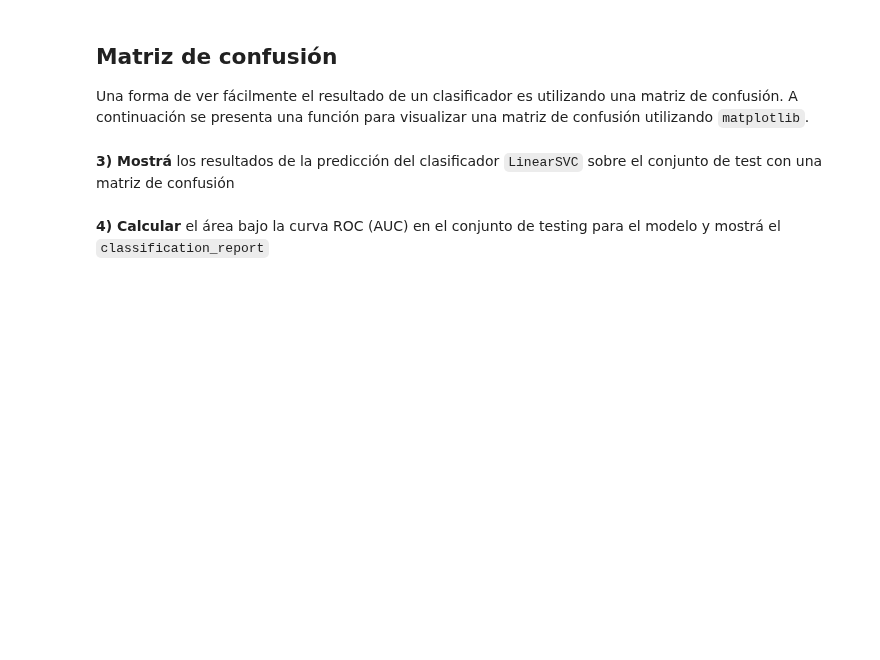
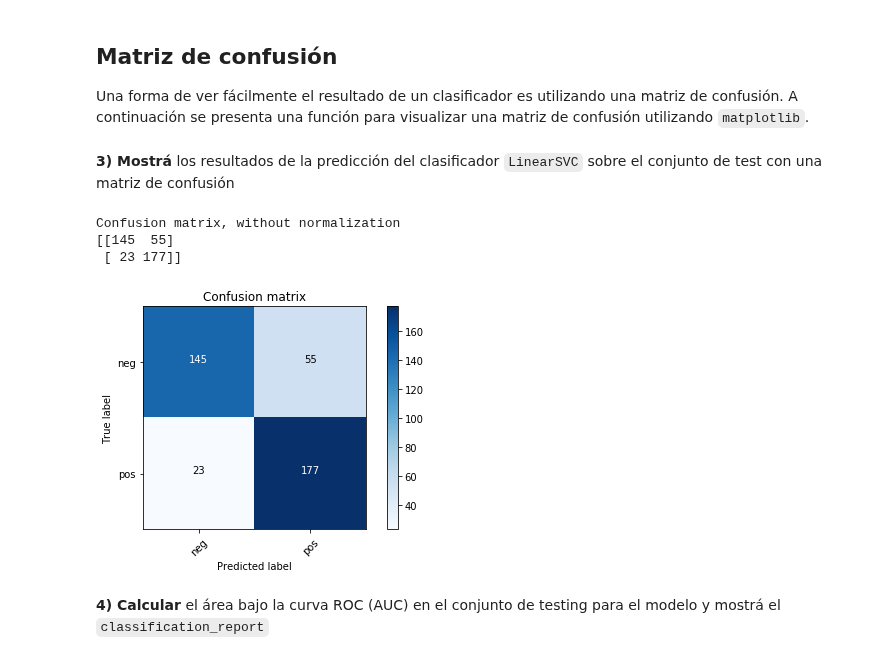
Before and after one commit to ppalomanes/acamica-ds, a Jupyter notebook: entrega05/recursos_proyecto_5.ipynb, the cells around one changed output. Drawn from its saved outputs; the diff is of its cells as text; code cells hidden in the pictures; blank space fills up the shorter version.

```diff
--- a/entrega05/recursos_proyecto_5.ipynb
+++ b/entrega05/recursos_proyecto_5.ipynb
@@ -58,0 +63,12 @@ Es importante destacar que el `fit` debe hacerse sobre el conjunto de `train` y
+# %%
+# Realizá los pasos necesarios para vectorizar los conjuntos de entrenamiento y testeo en este celda
+from sklearn.feature_extraction.text import TfidfVectorizer
+import nltk
+from nltk.corpus import stopwords
+
+nltk.download('stopwords')
+stops=set(stopwords.words('english'))
+
+vectorizer = TfidfVectorizer(analyzer='word', tokenizer=nltk.word_tokenize, stop_words=stops, ngram_range=(1,3))
+X_train = vectorizer.fit_transform(X_train)
+X_test =vectorizer.transform(X_test)
@@ -88,0 +129,16 @@ Nuestro espacio de parámetros para recorrer de forma exhaustiva utilizando Grid
+# %%
+# Realizá el entrenamiento en esta celda
+from sklearn.model_selection import GridSearchCV
+from sklearn.svm import LinearSVC
+
+linearSVC = LinearSVC()
+
+param_grid = {'C':[0.001, 0.01, 0.1, 1, 10], 'loss':['hinge', 'squared_hinge']}
+
+grid_search = GridSearchCV(linearSVC,
+                           param_grid,
+                           cv=5,
+                           scoring='roc_auc',
+                           n_jobs=-1)
+
+grid_search.fit(X_train, y_train)
@@ -140,6 +242,17 @@ def plot_confusion_matrix(cm, classes,
 **3) Mostrá** los resultados de la predicción del clasificador `LinearSVC` sobre el conjunto de test con una matriz de confusión
 # %%
 # Mostrá la matriz de confusión en esta celda
+from sklearn.metrics import confusion_matrix
+
+y_pred = optimised_svm.predict(X_test)
+cm = confusion_matrix(y_test, y_pred)
+target_names = ["neg", "pos"]
+plot_confusion_matrix(cm, target_names)
+# %% [output]
+Confusion matrix, without normalization
+[[145  55]
+ [ 23 177]]
+[figure, added]
 # %% [markdown]
 **4) Calcular** el área bajo la curva ROC (AUC) en el conjunto de testing para el modelo y mostrá el `classification_report`
 # %%
```
Also changed, not shown: parts of 33 cells of this notebook.
